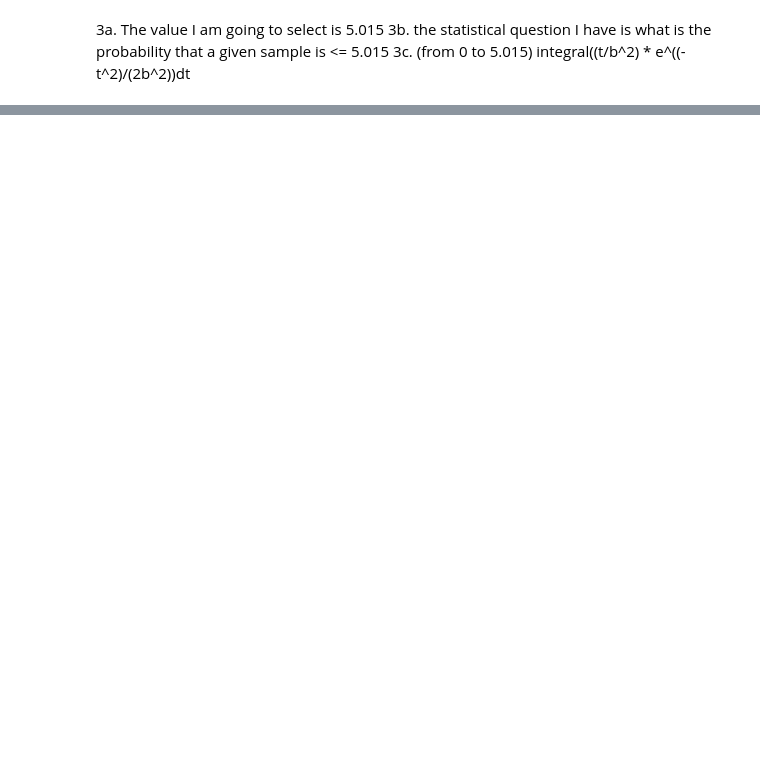
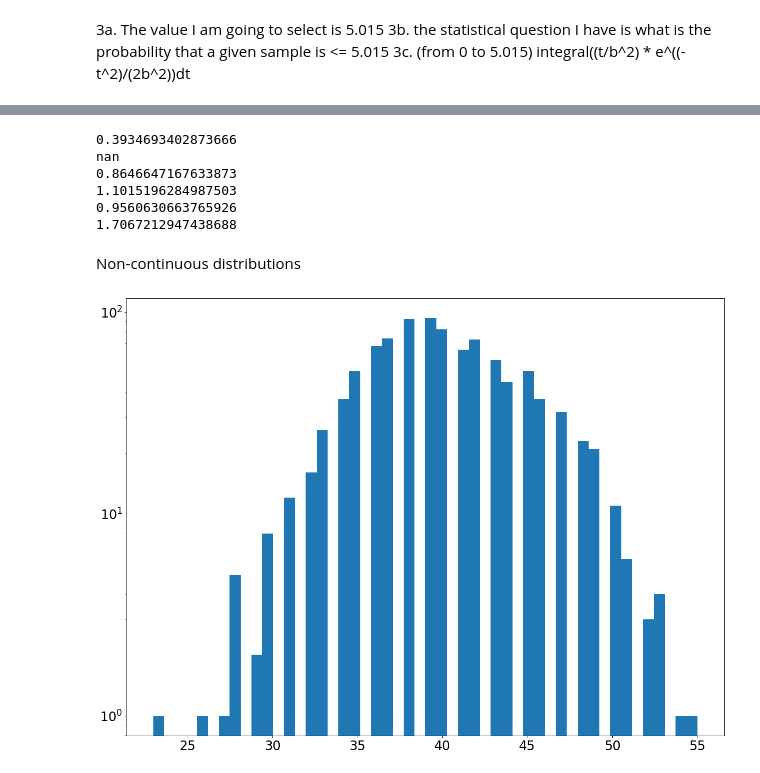
Before and after one commit to elocj/PHYS434, a Jupyter notebook: lab1/lab1.ipynb, the cells around one changed output, grey strips where cells are left out. Saved outputs shown, nothing was run; the diff lists cells and outputs as text; code cells hidden in the pictures; blank space fills up the shorter version.

```diff
--- a/lab1/lab1.ipynb
+++ b/lab1/lab1.ipynb
@@ -60,0 +69,27 @@ print(stats.rayleigh.cdf(5.01, loc = 5., scale = 0.01))
+# %%
+print(stats.rayleigh.cdf(1))
+print(stats.norm.ppf(3934693402873666))
+
+print(stats.rayleigh.cdf(2))
+print(stats.norm.ppf(0.8646647167633873))
+
+print(stats.rayleigh.cdf(2.5))
+print(stats.norm.ppf(0.9560630663765926))
+# %% [output]
+0.3934693402873666
+nan
+0.8646647167633873
+1.1015196284987503
+0.9560630663765926
+1.7067212947438688
+# %% [markdown]
+Non-continuous distributions
+# %%
+n, p = 100, 0.4
+d = stats.binom.rvs(n, p, size = 1000)
+ax = plt.hist(d,50)
+plt.yscale('log')
+plt.tick_params(labelsize = 24)
+plt.show()
+# %% [output]
+[figure, added]
```
Also changed, not shown: parts of 9 cells of this notebook.
